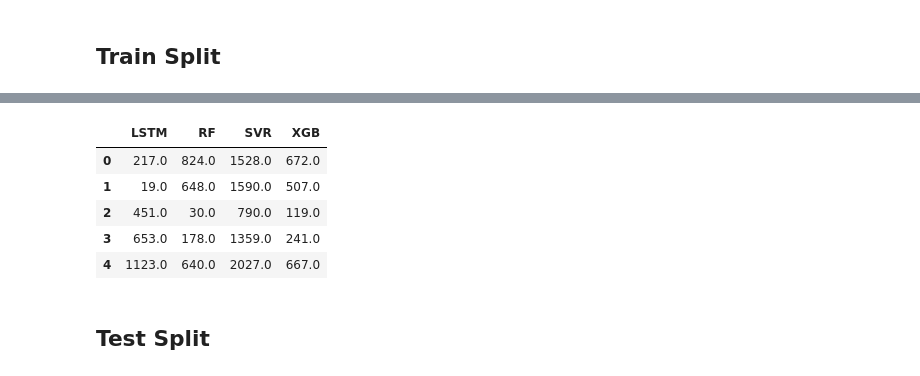
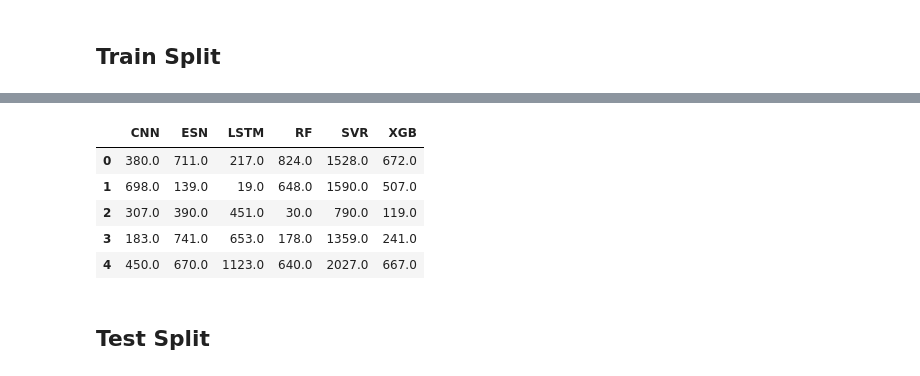
Before and after one commit to eduardoalba0/ifpr_electricity_ml, a Jupyter notebook: Results - Coronel 12m.ipynb, the cells around one changed output, grey strips where cells are left out. Cells and saved outputs as stored; diff of their text form; code cells hidden in the pictures.

```diff
--- a/Results - Coronel 12m.ipynb
+++ b/Results - Coronel 12m.ipynb
@@ -99,7 +109,6 @@ for model in ["LSTM", "RF", "SVR", "XGB"]:
 # Prediction
 ## Model Instantiation
 # %%
-
 #LSTM
 tf.keras.backend.clear_session()
 lstm = Sequential([
@@ -133,6 +142,28 @@ xgb = XGBRegressor(random_state=SEED,
                    reg_lambda=best["XGB"]["Lambda"],
                    reg_alpha=best["XGB"]["Alpha"],
                    updater=updater)
+
+#CNN
+tf.keras.backend.clear_session()
+cnn = Sequential([
+    Input((x.shape[1], 1)),
+    Conv1D(filters=58,
+           kernel_size=2),
+    MaxPooling1D(pool_size=2),
+    Flatten(),
+    Dense(442),
+    Dense(1),
+])
+cnn.compile(loss='mse')
+
+#ESN
+esn = ESN(n_inputs=x.shape[1],
+          n_outputs=1,
+          n_reservoir=464,
+          sparsity=0.1,
+          spectral_radius=2.0,
+          noise=0.0001,
+          random_state=SEED)
 # %% [markdown]
 ## Train Split
 # %%
@@ -141,11 +172,15 @@ N_SPLITS = 5
 H = 12
 i = 1
 
+preds_cnn = []
+preds_esn = []
 preds_lstm = []
 preds_rf = []
 preds_svr = []
 preds_xgb = []
 
+scores_cnn = []
+scores_esn = []
 scores_lstm = []
 scores_rf = []
 scores_svr = []
@@ -157,22 +192,32 @@ for i_train, i_test in TimeSeriesSplit(n_splits=N_SPLITS, test_size=1).split(x_t
     kx_train, kx_test = x_train.iloc[i_train].to_numpy(), x_train.iloc[i_test].to_numpy()
     ky_train, ky_test = y_train.iloc[i_train].to_numpy(), y_train.iloc[i_test].to_numpy()
 
+    cnn.fit(kx_train, ky_train, shuffle=False, verbose=False, epochs=198)
+    tf.keras.backend.clear_session()
+    esn.fit(kx_train, ky_train)
+    tf.keras.backend.clear_session()
     lstm.fit(kx_train, ky_train, shuffle=False, verbose=False, epochs=best["LSTM"]["Epochs"],
              batch_size=best["LSTM"]["Batch Size"])
     rf.fit(kx_train, ky_train)
     svr.fit(kx_train, ky_train)
     xgb.fit(kx_train, ky_train)
 
+    pred_cnn = int(cnn.predict(kx_test)[0][0])
+    pred_esn = int(esn.predict(kx_test)[0])
     pred_lstm = int(lstm.predict(kx_test)[0][0])
     pred_rf = int(rf.predict(kx_test)[0])
     pred_svr = int(svr.predict(kx_test)[0])
     pred_xgb = int(xgb.predict(kx_test)[0])
 
+    preds_cnn.append(pred_cnn)
+    preds_esn.append(pred_esn)
     preds_lstm.append(pred_lstm)
     preds_rf.append(pred_rf)
     preds_svr.append(pred_svr)
     preds_xgb.append(pred_xgb)
 
+    scores_cnn.append(mean_absolute_error(ky_test, [pred_cnn]))
+    scores_esn.append(mean_absolute_error(ky_test, [pred_esn]))
     scores_lstm.append(mean_absolute_error(ky_test, [pred_lstm]))
     scores_rf.append(mean_absolute_error(ky_test, [pred_rf]))
     scores_svr.append(mean_absolute_error(ky_test, [pred_svr]))
@@ -180,6 +225,7 @@ for i_train, i_test in TimeSeriesSplit(n_splits=N_SPLITS, test_size=1).split(x_t
 
     i = i + 1
 
+cnn.fit(x_train.to_numpy(), y_train.to_numpy(), shuffle=False, verbose=False, epochs=198)
 lstm.fit(x_train.to_numpy(), y_train.to_numpy(), shuffle=False, verbose=False, epochs=best["LSTM"]["Epochs"],
          batch_size=best["LSTM"]["Batch Size"])
 rf.fit(x_train.to_numpy(), y_train.to_numpy())
@@ -187,6 +233,8 @@ svr.fit(x_train.to_numpy(), y_train.to_numpy())
 xgb.fit(x_train.to_numpy(), y_train.to_numpy())
 
 df = pd.DataFrame({
+    "CNN": pd.Series(scores_cnn),
+    "ESN": pd.Series(scores_esn),
     "LSTM": pd.Series(scores_lstm),
     "RF": pd.Series(scores_rf),
     "SVR": pd.Series(scores_svr),
@@ -203,9 +256,9 @@ display(df)
-|  | LSTM | RF | SVR | XGB |
-| 0 | 217.0 | 824.0 | 1528.0 | 672.0 |
-| 1 | 19.0 | 648.0 | 1590.0 | 507.0 |
-| 2 | 451.0 | 30.0 | 790.0 | 119.0 |
-| 3 | 653.0 | 178.0 | 1359.0 | 241.0 |
-| 4 | 1123.0 | 640.0 | 2027.0 | 667.0 |
+|  | CNN | ESN | LSTM | RF | SVR | XGB |
+| 0 | 380.0 | 711.0 | 217.0 | 824.0 | 1528.0 | 672.0 |
+| 1 | 698.0 | 139.0 | 19.0 | 648.0 | 1590.0 | 507.0 |
+| 2 | 307.0 | 390.0 | 451.0 | 30.0 | 790.0 | 119.0 |
+| 3 | 183.0 | 741.0 | 653.0 | 178.0 | 1359.0 | 241.0 |
+| 4 | 450.0 | 670.0 | 1123.0 | 640.0 | 2027.0 | 667.0 |
 # %% [markdown]
 ## Test Split
 # %%
```
Also changed, not shown: parts of 6 cells of this notebook, 21 other files.
